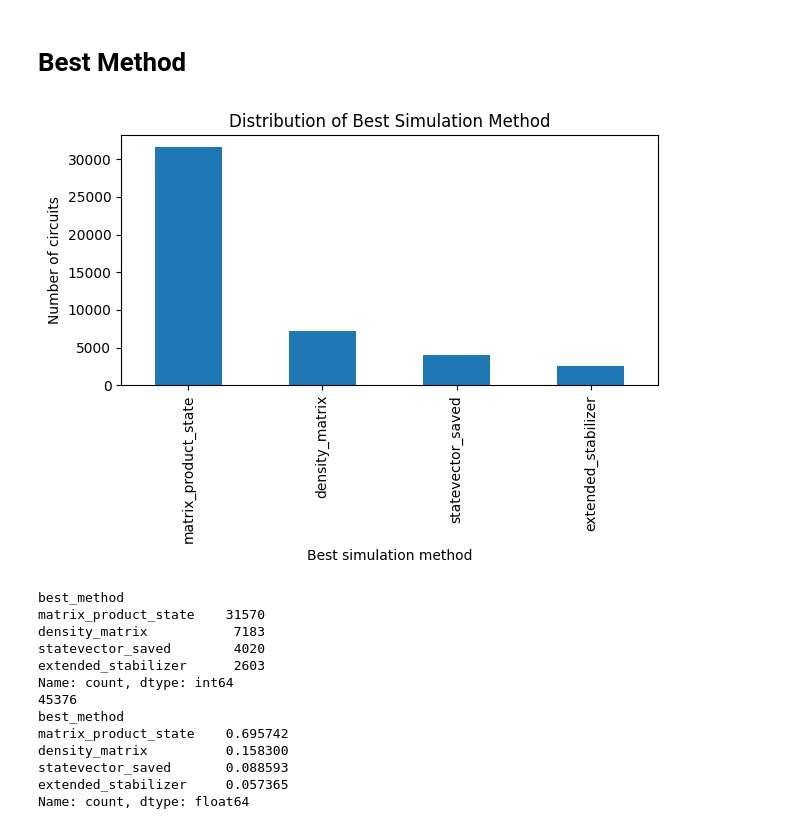
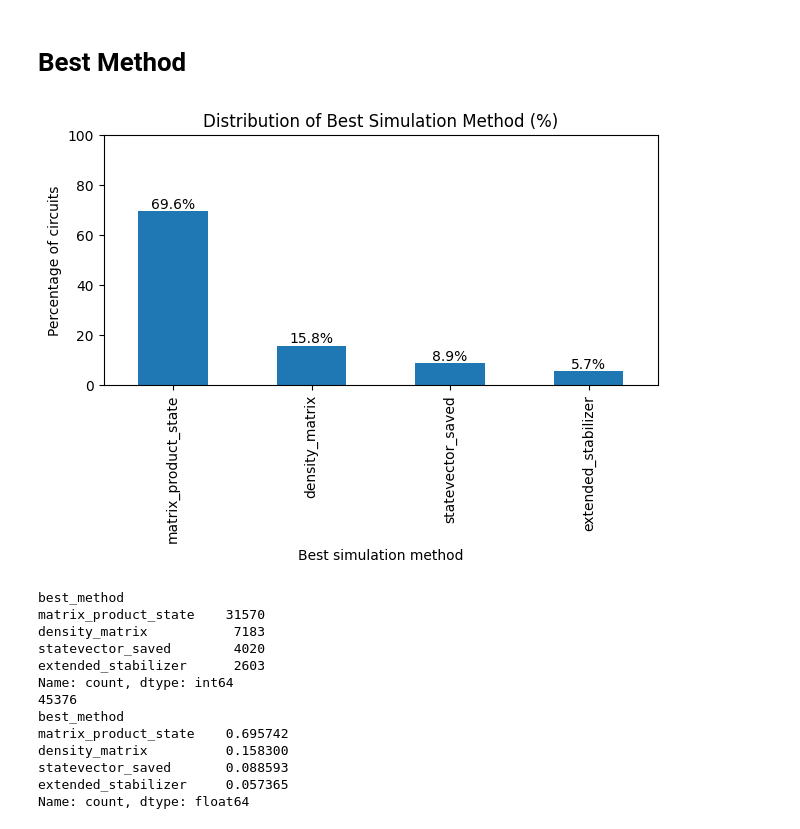
Before and after one commit to andreiilinescu/InferQ, a Jupyter notebook: analysis/selector.ipynb, the cells around one changed output. Saved outputs shown, nothing was run; the diff lists cells and outputs as text; code cells hidden in the pictures.

```diff
--- a/analysis/selector.ipynb
+++ b/analysis/selector.ipynb
@@ -96,15 +96,22 @@ print(len(df_clean))
 # %%
 import matplotlib.pyplot as plt
 
-df_clean["best_method"].value_counts().plot(kind="bar")
+percentages = 100 * df_clean["best_method"].value_counts() / len(df_clean)
 
+ax = percentages.plot(kind="bar")
 plt.xlabel("Best simulation method")
-plt.ylabel("Number of circuits")
-plt.title("Distribution of Best Simulation Method")
+plt.ylabel("Percentage of circuits")
+plt.title("Distribution of Best Simulation Method (%)")
+plt.ylim(0, 100)
+
+# Add percentage labels on top of bars
+for i, pct in enumerate(percentages):
+    ax.text(i, pct + 1, f"{pct:.1f}%", ha='center')
+
 plt.tight_layout()
 plt.show()
 # %% [output]
-[figure, old version]
+[figure, new version]
 # %%
 total = len(df_clean)
 print(df_clean["best_method"].value_counts())
```
Also changed, not shown: parts of 11 cells of this notebook, 1 other file.
